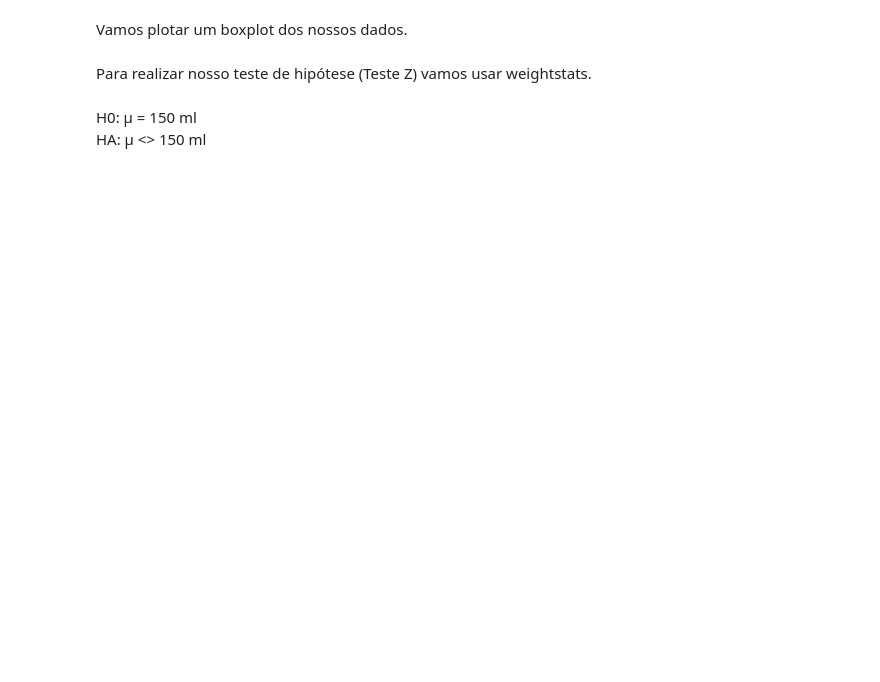
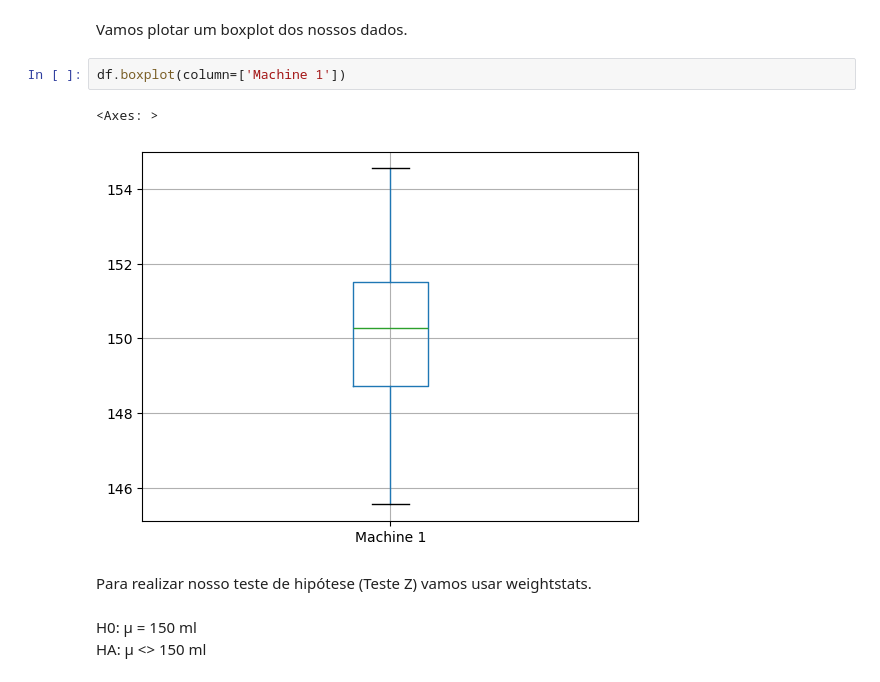
Before and after one commit to JoaoPedroGarciaTorezan/Met-Mat-An-lise-de-Dados, a Jupyter notebook: AnaliseCombinatoria/Teste_de_Hip/Aula15.ipynb, the cells around one changed output. Cells and saved outputs as stored; diff of their text form; blank space fills up the shorter version.

```diff
--- a/AnaliseCombinatoria/Teste_de_Hip/Aula15.ipynb
+++ b/AnaliseCombinatoria/Teste_de_Hip/Aula15.ipynb
@@ -12,5 +46,10 @@ Vamos agora plotar a distribuição desses dados usando displot.
 # %% [markdown]
 Vamos plotar um boxplot dos nossos dados.
+# %%
+df.boxplot(column=['Machine 1'])
+# %% [output]
+<Axes: >
+[figure, added]
 # %% [markdown]
 Para realizar nosso teste de hipótese (Teste Z) vamos usar weightstats.
 # %% [markdown]
```
Also changed, not shown: parts of 18 cells of this notebook, 2 other files.
